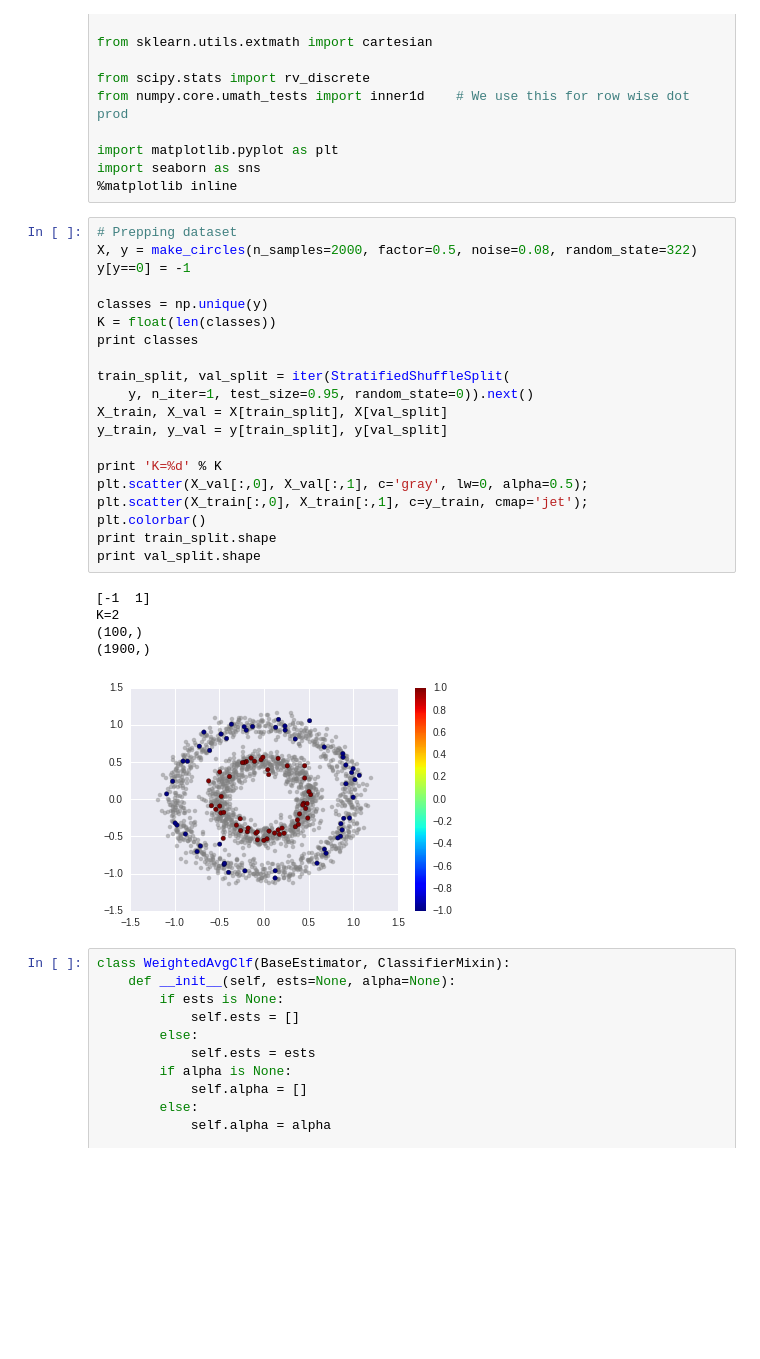
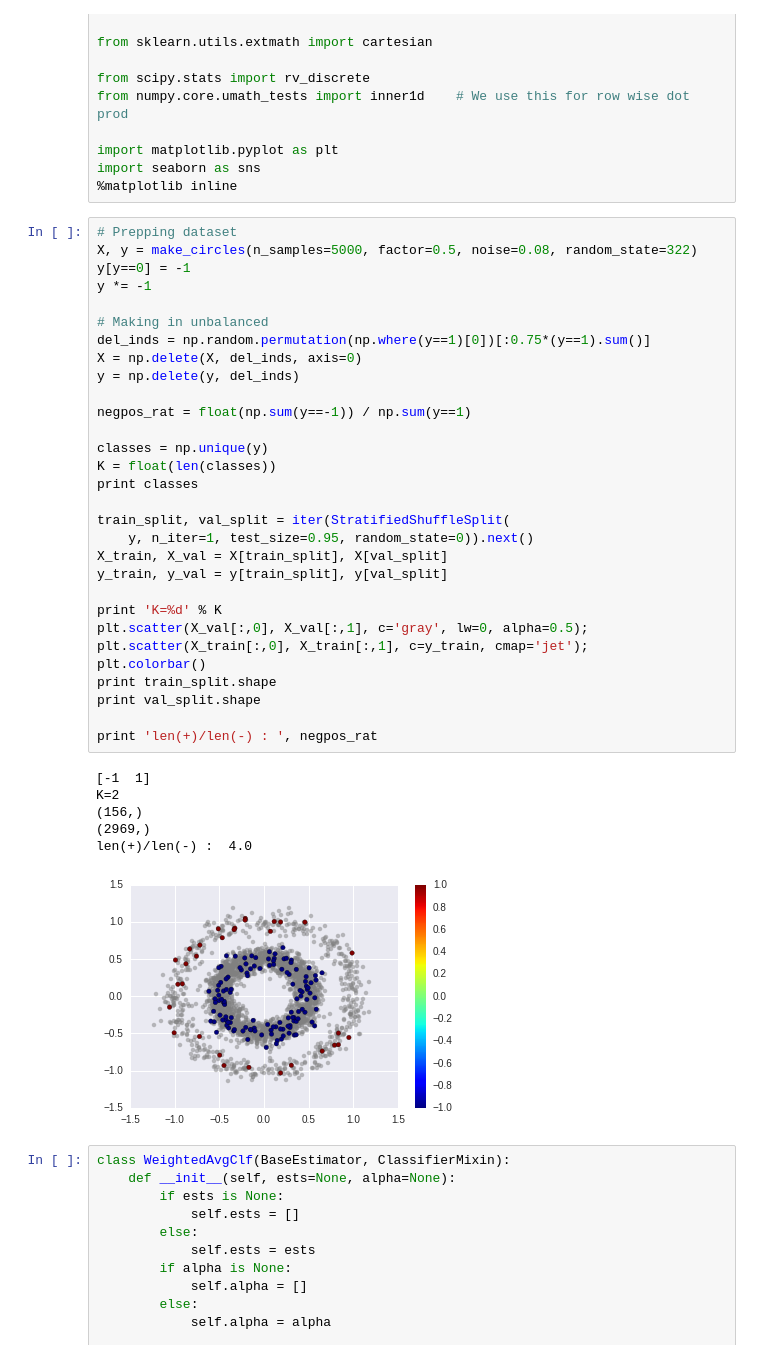
Before and after one commit to JasonTam/ml_misc, a Jupyter notebook: sandbox/binary_semiboost.ipynb, the cells around one changed output. Drawn from its saved outputs; the diff is of its cells as text; blank space fills up the shorter version.

```diff
--- a/sandbox/binary_semiboost.ipynb
+++ b/sandbox/binary_semiboost.ipynb
@@ -43,30 +43,41 @@ import seaborn as sns
 %matplotlib inline
 # %%
 # Prepping dataset
-X, y = make_circles(n_samples=2000, factor=0.5, noise=0.08, random_state=322)
+X, y = make_circles(n_samples=5000, factor=0.5, noise=0.08, random_state=322)
 y[y==0] = -1
+y *= -1
+
+# Making in unbalanced
+del_inds = np.random.permutation(np.where(y==1)[0])[:0.75*(y==1).sum()]
+X = np.delete(X, del_inds, axis=0)
+y = np.delete(y, del_inds)
+
+negpos_rat = float(np.sum(y==-1)) / np.sum(y==1)
 
 classes = np.unique(y)
 K = float(len(classes))
 print classes
 
 train_split, val_split = iter(StratifiedShuffleSplit(
     y, n_iter=1, test_size=0.95, random_state=0)).next()
 X_train, X_val = X[train_split], X[val_split]
 y_train, y_val = y[train_split], y[val_split]
 
 print 'K=%d' % K
 plt.scatter(X_val[:,0], X_val[:,1], c='gray', lw=0, alpha=0.5);
 plt.scatter(X_train[:,0], X_train[:,1], c=y_train, cmap='jet');
 plt.colorbar()
 print train_split.shape
 print val_split.shape
+
+print 'len(+)/len(-) : ', negpos_rat
 # %% [output]
 [-1  1]
 K=2
-(100,)
-(1900,)
+(156,)
+(2969,)
+len(+)/len(-) :  4.0
-[figure, old version]
+[figure, new version]
 # %%
 class WeightedAvgClf(BaseEstimator, ClassifierMixin):
     def __init__(self, ests=None, alpha=None):
```
Also changed, not shown: parts of 8 cells of this notebook, 1 other file.
